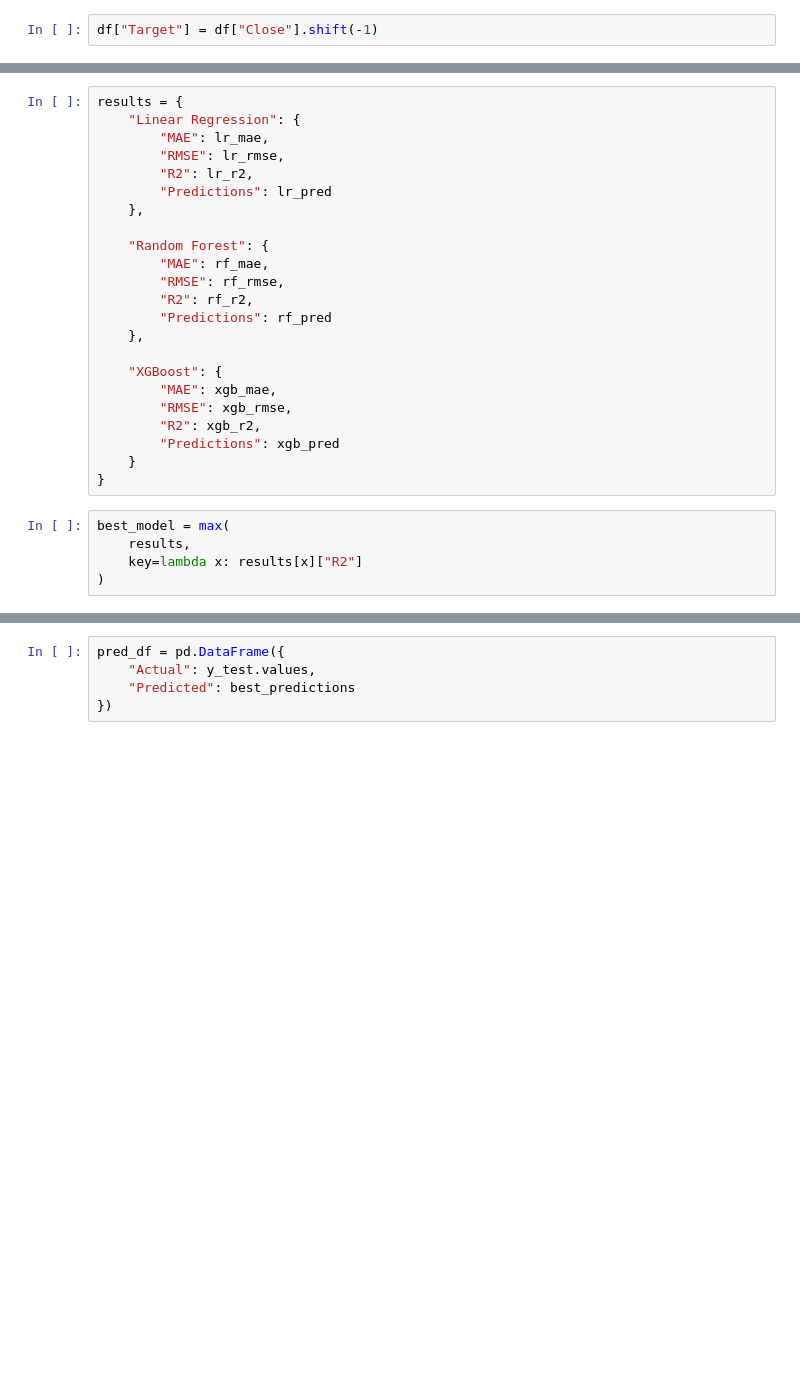
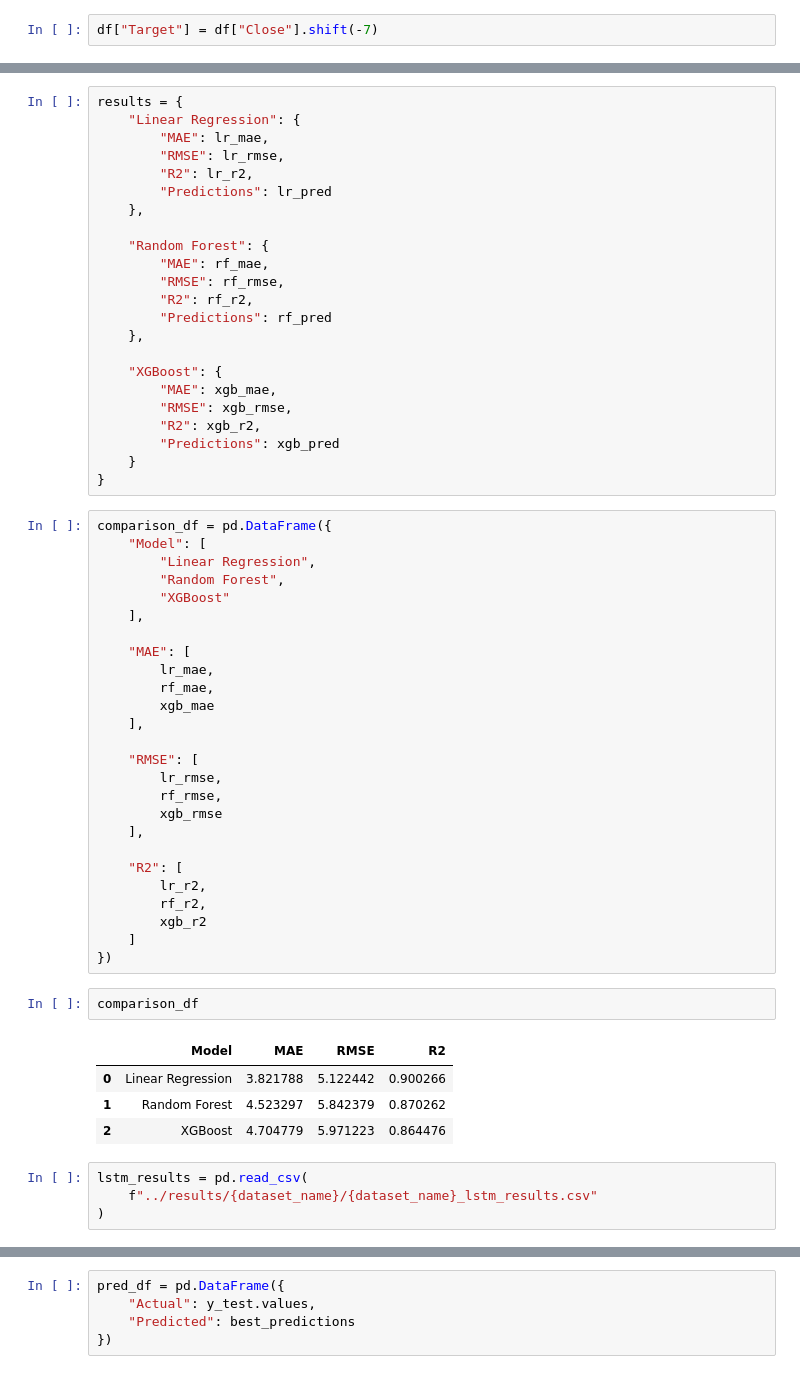
Before and after one commit to MariaKhan28981/FinSight-AI, a Jupyter notebook: notebooks/03_ml_models.ipynb, the cells around one changed output, grey strips where cells are left out. Saved outputs shown, nothing was run; the diff lists cells and outputs as text; blank space fills up the shorter version.

```diff
--- a/notebooks/03_ml_models.ipynb
+++ b/notebooks/03_ml_models.ipynb
@@ -30,5 +30,5 @@ df.head()
 # %%
-df["Target"] = df["Close"].shift(-1)
+df["Target"] = df["Close"].shift(-7)
 # %%
 df = df.dropna()
 # %%
@@ -242,8 +242,40 @@ results = {
         "Predictions": xgb_pred
     }
 }
-# %%
-best_model = max(
-    results,
-    key=lambda x: results[x]["R2"]
-)
+# %%
+comparison_df = pd.DataFrame({
+    "Model": [
+        "Linear Regression",
+        "Random Forest",
+        "XGBoost"
+    ],
+
+    "MAE": [
+        lr_mae,
+        rf_mae,
+        xgb_mae
+    ],
+
+    "RMSE": [
+        lr_rmse,
+        rf_rmse,
+        xgb_rmse
+    ],
+
+    "R2": [
+        lr_r2,
+        rf_r2,
+        xgb_r2
+    ]
+})
+# %%
+comparison_df
+# %% [output]
+|  | Model | MAE | RMSE | R2 |
+| 0 | Linear Regression | 3.821788 | 5.122442 | 0.900266 |
+| 1 | Random Forest | 4.523297 | 5.842379 | 0.870262 |
+| 2 | XGBoost | 4.704779 | 5.971223 | 0.864476 |
+# %%
+lstm_results = pd.read_csv(
+    f"../results/{dataset_name}/{dataset_name}_lstm_results.csv"
+)
```
Also changed, not shown: parts of 20 cells of this notebook, 33 other files.
